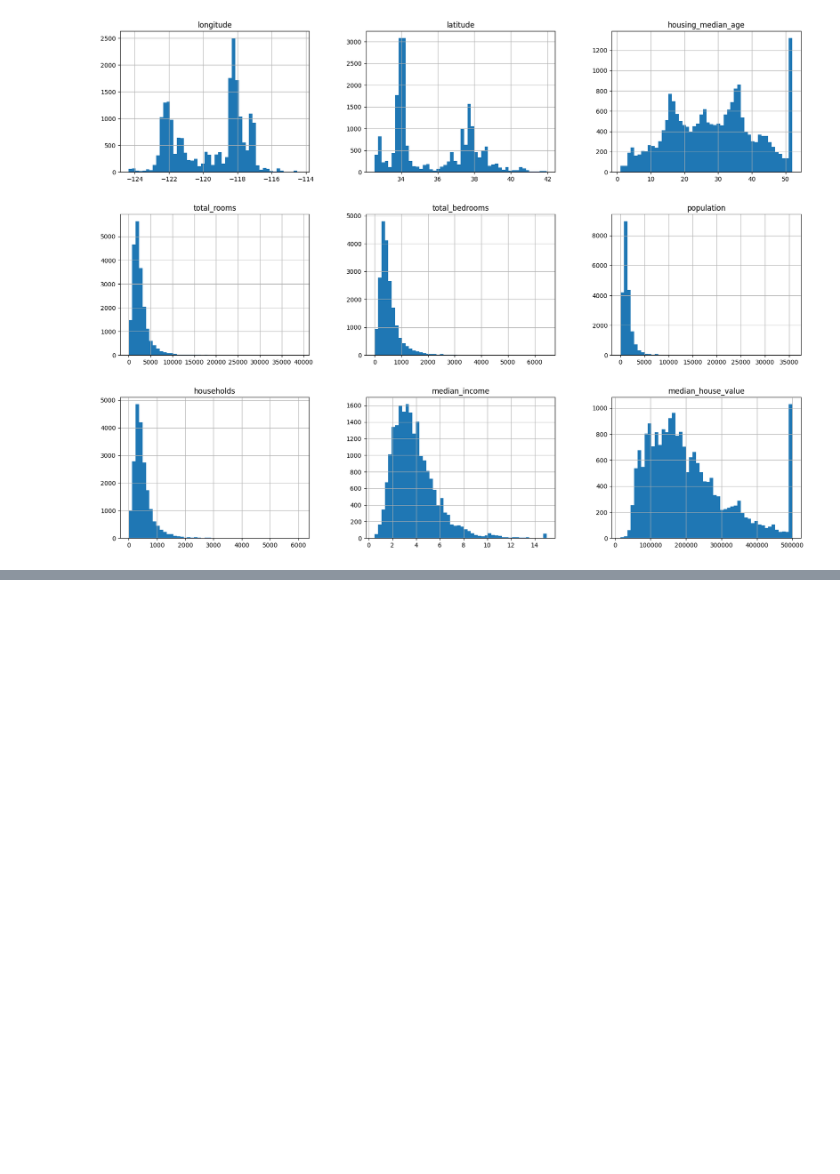
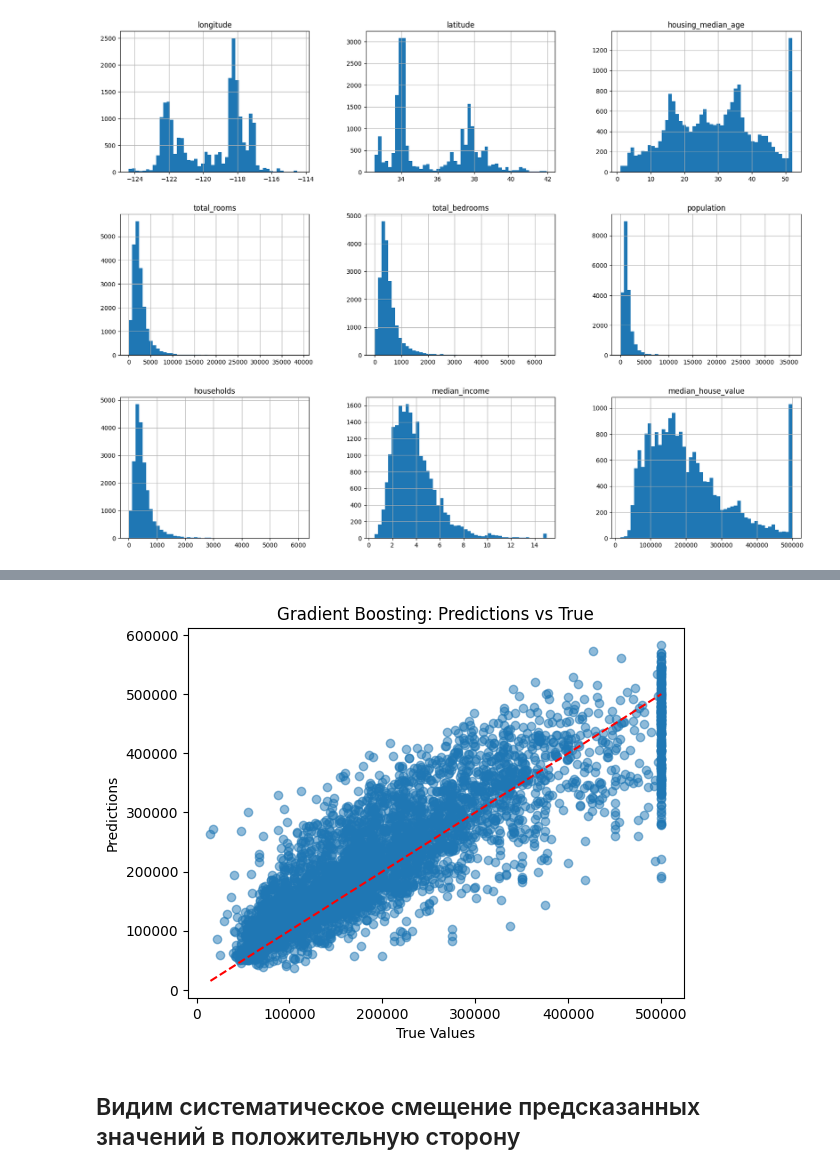
Before and after one commit to SkyFlowTraveler/CaliforniaHousingPrice-regression, a Jupyter notebook: CaliforniaHousesPriceRegression.ipynb, the cells around one changed output, grey strips where cells are left out. Drawn from its saved outputs; the diff is of its cells as text; code cells hidden in the pictures; blank space fills up the shorter version.

```diff
--- a/CaliforniaHousesPriceRegression.ipynb
+++ b/CaliforniaHousesPriceRegression.ipynb
@@ -323,9 +323,10 @@ Categort List:: [array(['<1H OCEAN', 'INLAND', 'ISLAND', 'NEAR BAY', 'NEAR OCEAN
 from sklearn.compose import ColumnTransformer
 from sklearn.preprocessing import OneHotEncoder
 
-num_attribs = list(housing_num_tr)
+num_attribs = list(housing_train_num) #тут тоже была ошибка. list от объекта NumPy возвращает численный вектор, а не названия столбцов.
 cat_attribs = ['ocean_proximity']
 
+#print(num_attribs)
 
 full_pipeline = ColumnTransformer([
     ('num', num_pipeline, num_attribs),
@@ -492,0 +637,18 @@ models = {
+# %%
+plt.scatter(housing_test_labels, preds, alpha=0.5)
+plt.xlabel("True Values")
+plt.ylabel("Predictions")
+plt.title(f"{best_model_name}: Predictions vs True")
+
+# идеальная линия
+plt.plot(
+    [housing_test_labels.min(), housing_test_labels.max()],
+    [housing_test_labels.min(), housing_test_labels.max()],
+    "r--"
+)
+
+plt.show()
+# %% [output]
+[figure, added]
+# %% [markdown]
+## Видим систематическое смещение предсказанных значений в положительную сторону
```
Also changed, not shown: parts of 15 cells of this notebook.
